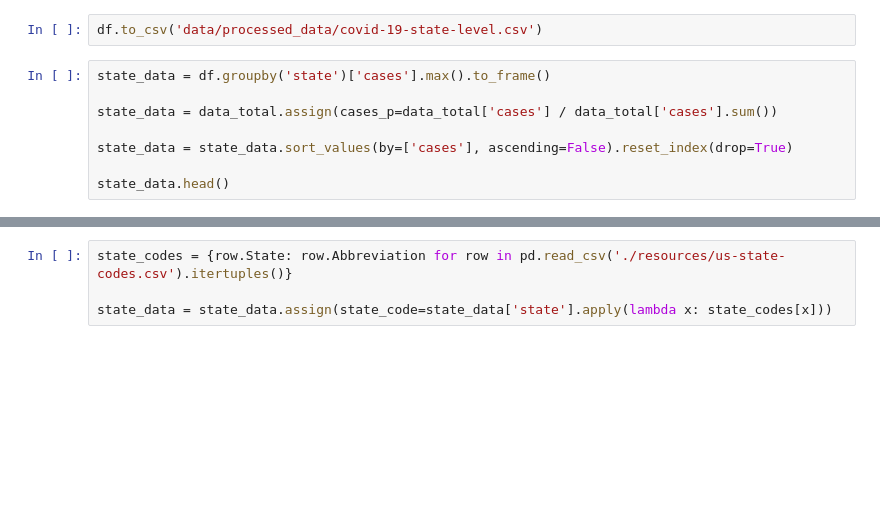
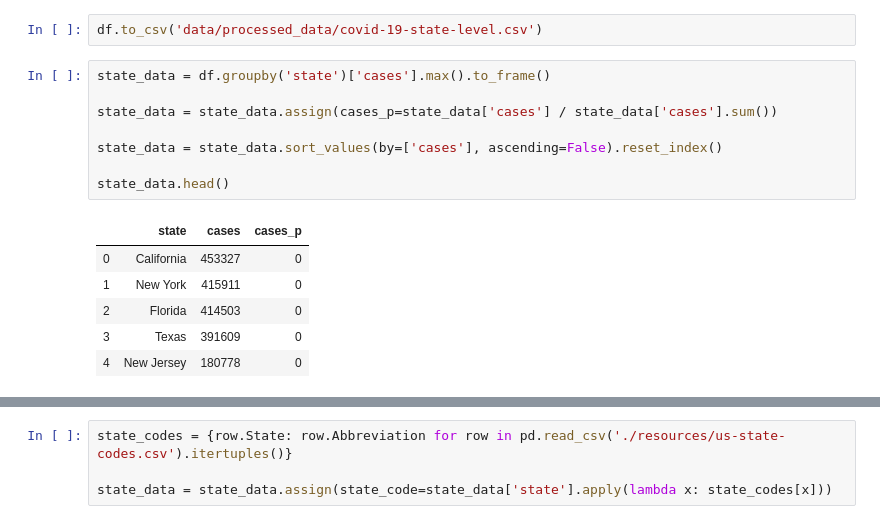
Before and after one commit to ysenarath/covid-19-mobility-analysis, a Jupyter notebook: IntegrateData.ipynb, the cells around one changed output, grey strips where cells are left out. Drawn from its saved outputs; the diff is of its cells as text; blank space fills up the shorter version.

```diff
--- a/IntegrateData.ipynb
+++ b/IntegrateData.ipynb
@@ -141,11 +141,18 @@ df.to_csv('data/processed_data/covid-19-state-level.csv')
 # %%
 state_data = df.groupby('state')['cases'].max().to_frame()
 
-state_data = data_total.assign(cases_p=data_total['cases'] / data_total['cases'].sum())
+state_data = state_data.assign(cases_p=state_data['cases'] / state_data['cases'].sum())
 
-state_data = state_data.sort_values(by=['cases'], ascending=False).reset_index(drop=True)
+state_data = state_data.sort_values(by=['cases'], ascending=False).reset_index()
 
 state_data.head()
+# %% [output]
+|  | state | cases | cases_p |
+| 0 | California | 453327 | 0 |
+| 1 | New York | 415911 | 0 |
+| 2 | Florida | 414503 | 0 |
+| 3 | Texas | 391609 | 0 |
+| 4 | New Jersey | 180778 | 0 |
 # %%
 max_date = df['date'].max()
 
```
Also changed, not shown: parts of 2 cells of this notebook, 1 other file.
